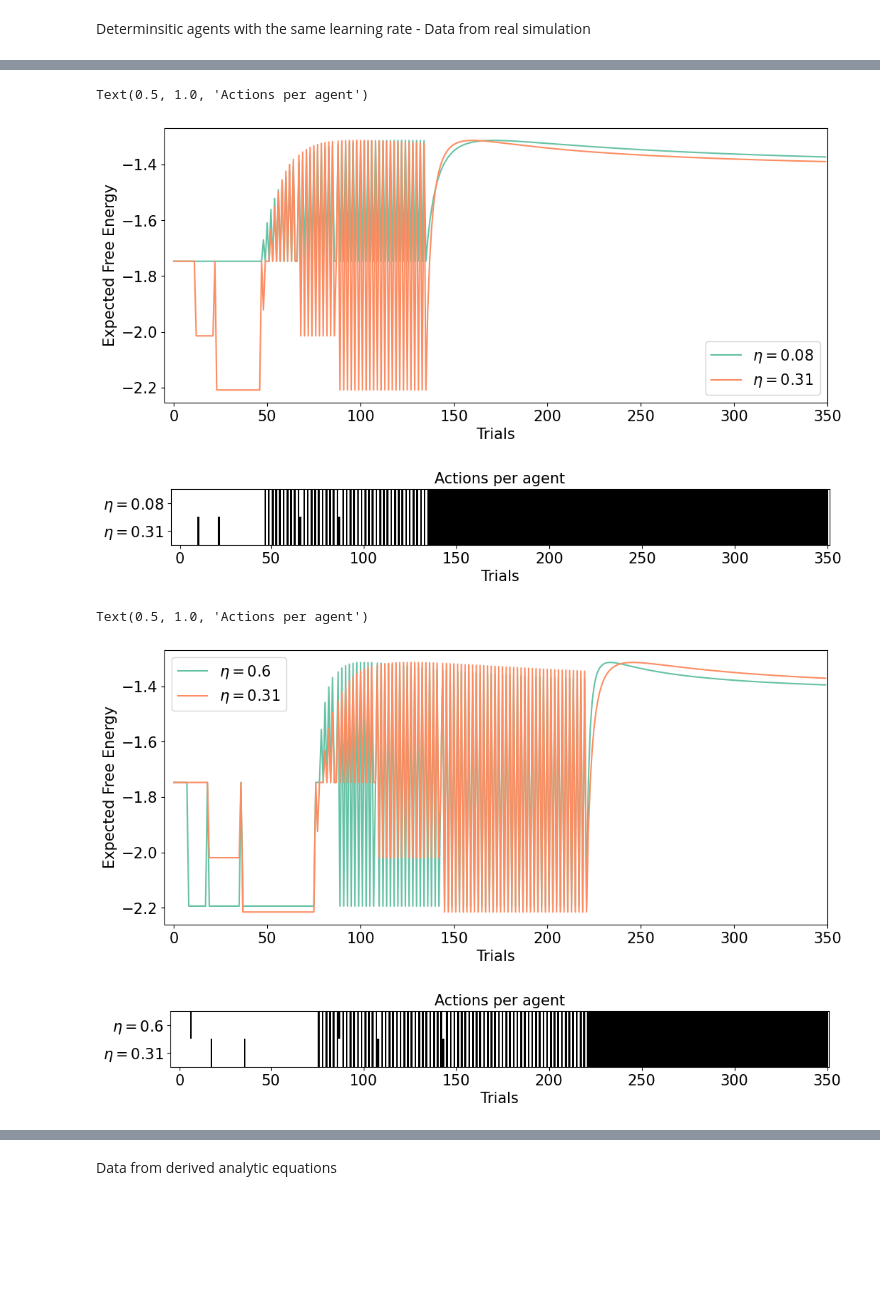
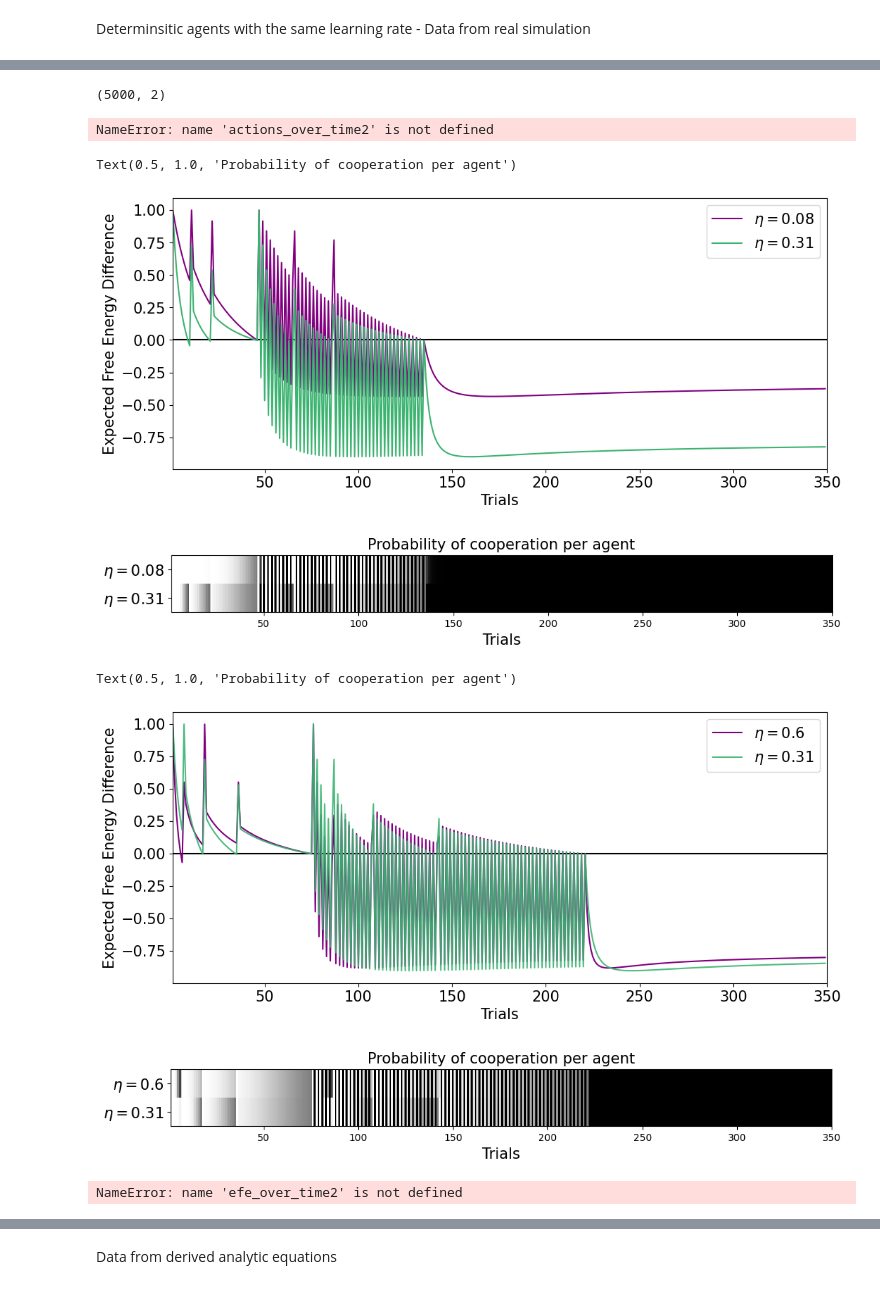
Before and after one commit to daphnedemekas/network-actinf, a Jupyter notebook: prisoners_dilemma/dual_agent_results/final_results.ipynb, the cells around one changed output, grey strips where cells are left out. Saved outputs shown, nothing was run; the diff lists cells and outputs as text; code cells hidden in the pictures; blank space fills up the shorter version.

```diff
--- a/prisoners_dilemma/dual_agent_results/final_results.ipynb
+++ b/prisoners_dilemma/dual_agent_results/final_results.ipynb
@@ -147,7 +190,15 @@ fig.show()
+# %%
+actions_over_time2.shape
+# %% [output]
+(5000, 2)
+# %%
+actions_over_time2[:,0]
+# %% [output]
+NameError: name 'actions_over_time2' is not defined
 # %%
 agent_pavlov, agent_2, D = construct(lr_pB = 0.08747474747474746, lr_pB_2=0.3139393939393939, factors_to_learn="all")
 #training
-actions_over_time2, B1_over_time2, qpB_over_time2, q_pi_over_time2, q_s_over_time2, agent2, efe_over_time2 = run_sim_collect_all_data(agent_pavlov, agent_2, observation_1 = [1], observation_2 = [1],D=D,T=1000)
+actions_over_time2, B1_over_time2, qpB_over_time2, q_pi_over_time2, q_s_over_time2, agent2, efe_over_time2 = run_sim_collect_all_data(agent_pavlov, agent_2, observation_1 = [1], observation_2 = [1],D=D,T=5000)
 
 
 
@@ -156,62 +207,74 @@ import matplotlib.gridspec as gridspec
 T = 350
 
 
-sns.lineplot([e[0] for e in efe_over_time2[:T,:,0]], label = r"$\eta = 0.08$")
-sns.lineplot([e[0] for e in efe_over_time2[:T,:,1]], label = r"$\eta = 0.31$")
+sns.lineplot([(-1*e[0]+e[1]) for e in efe_over_time2[:T,:,0]], label = r"$\eta = 0.08$", color = 'purple')
+sns.lineplot([(-1*e[0]+e[1]) for e in efe_over_time2[:T,:,1]], label = r"$\eta = 0.31$", color = 'mediumseagreen')
 plt.legend(fontsize=15)
 plt.xticks(fontsize =15)
 plt.yticks(fontsize =15)
-plt.xlim(-5,350)
+plt.xlim(1,T)
+plt.hlines(0,0,350, color = 'black',zorder = 0)
 
-plt.ylabel('Expected Free Energy',fontsize=15)
+
+plt.ylabel('Expected Free Energy Difference',fontsize=15)
 plt.xlabel('Trials', fontsize = 15)
 
 
 fig2, ax2 = plt.subplots(figsize = (12,15))
 ax2.grid(color='w', which = 'minor', linestyle='-', linewidth=2)
-im = ax2.imshow(actions_over_time2[:T].T,cmap ='gray', aspect = 15, vmin=0, vmax =1, interpolation="None")
+im = ax2.imshow(q_pi_over_time2[:,1].T,cmap ='gray', aspect = 15, vmin=0, vmax =1, interpolation="None")
 ax2.set_xlabel("Trials",fontsize = 15)
-ax2.set_xticks(np.linspace(0,T-1,8).astype(int) ,fontsize = 5)
-ax2.set_xticklabels(np.linspace(-1,T-1,8).astype(int)+1,fontsize = 15)
+#ax2.set_xticks(np.linspace(0,T-1,8).astype(int) ,fontsize = 5)
+#ax2.set_xticklabels(np.linspace(-1,T-1,8).astype(int)+1,fontsize = 15)
 ax2.set_yticks([0, 1], labels=[r"$\eta = 0.08$", r"$\eta = 0.31$"],fontsize = 15)
-ax2.set_xlim(-5,350)
-plt.title("Actions per agent",fontsize = 15)
+ax2.set_xlim(1,T)
+
+plt.title("Probability of cooperation per agent",fontsize = 15)
 # %% [output]
-Text(0.5, 1.0, 'Actions per agent')
+Text(0.5, 1.0, 'Probability of cooperation per agent')
-[figure, old version]
+[figure, new version]
-[figure, old version]
+[figure, new version]
 # %%
 agent_pavlov, agent_2, D = construct(lr_pB = 0.6, lr_pB_2=0.31989898989898985, factors_to_learn="all")
 #training
 actions_over_time2, B1_over_time2, qpB_over_time2, q_pi_over_time2, q_s_over_time2, agent2, efe_over_time2 = run_sim_collect_all_data(agent_pavlov, agent_2, observation_1 = [1], observation_2 = [1],D=D,T=1000)
+
+
 
 
 fig = plt.figure(figsize=(12,5))
 import matplotlib.gridspec as gridspec
 T = 350
 
 
-sns.lineplot([e[0] for e in efe_over_time2[:T,:,0]], label = r"$\eta = 0.6$")
-sns.lineplot([e[0] for e in efe_over_time2[:T,:,1]], label = r"$\eta = 0.31$")
+sns.lineplot([(-1*e[0]+e[1]) for e in efe_over_time2[:T,:,0]], label = r"$\eta = 0.6$", color = 'purple')
+sns.lineplot([(-1*e[0]+e[1]) for e in efe_over_time2[:T,:,1]], label = r"$\eta = 0.31$", color = 'mediumseagreen', alpha = 0.9)
 plt.legend(fontsize=15)
 plt.xticks(fontsize =15)
 plt.yticks(fontsize =15)
-plt.xlim(-5,350)
+plt.xlim(1,T)
+plt.hlines(0,0,350, color = 'black',zorder = 0)
 
-plt.ylabel('Expected Free Energy',fontsize=15)
+
+plt.ylabel('Expected Free Energy Difference',fontsize=15)
 plt.xlabel('Trials', fontsize = 15)
 
 
 fig2, ax2 = plt.subplots(figsize = (12,15))
 ax2.grid(color='w', which = 'minor', linestyle='-', linewidth=2)
-im = ax2.imshow(actions_over_time2[:T].T,cmap ='gray', aspect = 15, vmin=0, vmax =1, interpolation="None")
+im = ax2.imshow(q_pi_over_time2[:,1].T,cmap ='gray', aspect = 15, vmin=0, vmax =1, interpolation="None")
 ax2.set_xlabel("Trials",fontsize = 15)
-ax2.set_xticks(np.linspace(0,T-1,8).astype(int) ,fontsize = 5)
-ax2.set_xticklabels(np.linspace(-1,T-1,8).astype(int)+1,fontsize = 15)
+#ax2.set_xticks(np.linspace(0,T-1,8).astype(int) ,fontsize = 5)
+#ax2.set_xticklabels(np.linspace(-1,T-1,8).astype(int)+1,fontsize = 15)
 ax2.set_yticks([0, 1], labels=[r"$\eta = 0.6$", r"$\eta = 0.31$"],fontsize = 15)
-ax2.set_xlim(-5,350)
-plt.title("Actions per agent",fontsize = 15)
+ax2.set_xlim(1,T)
+
+plt.title("Probability of cooperation per agent",fontsize = 15)
 # %% [output]
-Text(0.5, 1.0, 'Actions per agent')
+Text(0.5, 1.0, 'Probability of cooperation per agent')
-[figure, old version]
+[figure, new version]
-[figure, old version]
+[figure, new version]
+# %%
+efe_over_time2.shape
+# %% [output]
+NameError: name 'efe_over_time2' is not defined
```
Also changed, not shown: parts of 90 cells of this notebook, 15 other files.
